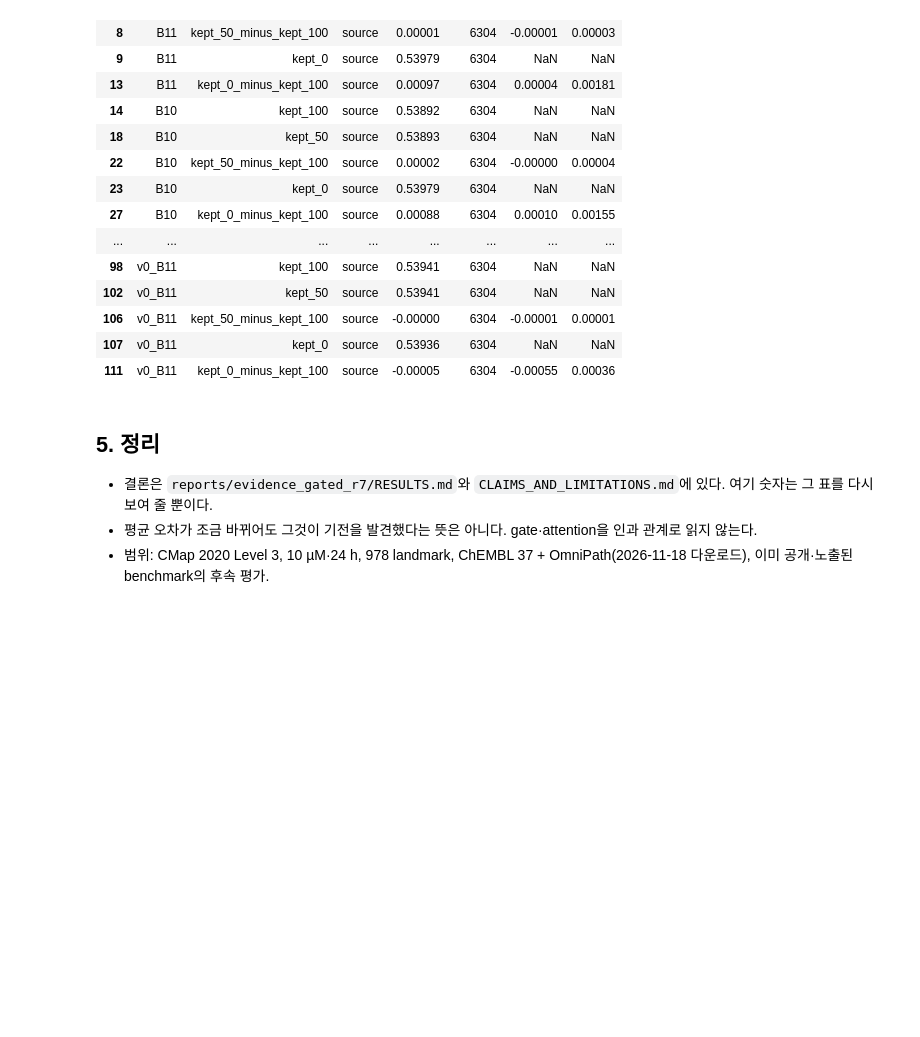
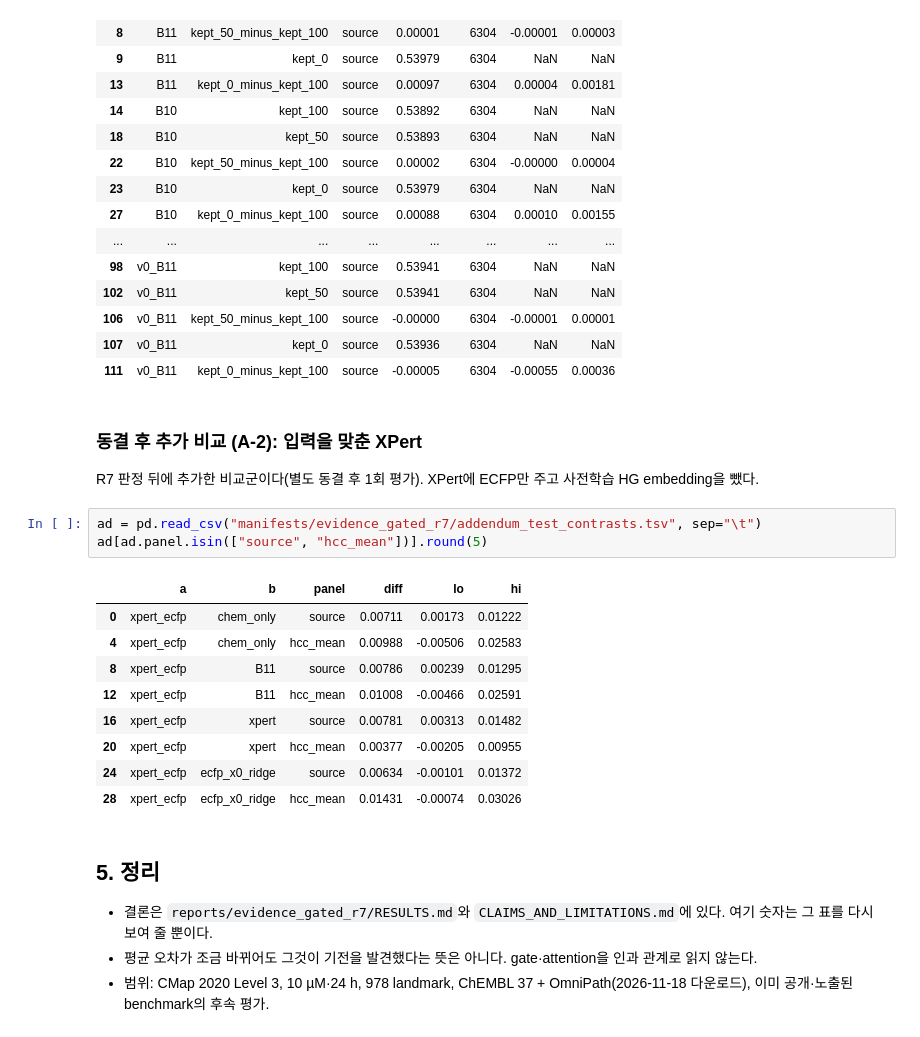
Before and after one commit to honbul/vcell_liver, a Jupyter notebook: tutorials/evidence_gated_r7/01_one_drug_and_results.ipynb, the cells around one changed output. Drawn from its saved outputs; the diff is of its cells as text; blank space fills up the shorter version.

Commit message:
R7 executed tutorial with addendum cell (job 26572) and refreshed run ledger
Co-Authored-By: Claude Opus 5 <noreply@anthropic.com>

```diff
--- a/tutorials/evidence_gated_r7/01_one_drug_and_results.ipynb
+++ b/tutorials/evidence_gated_r7/01_one_drug_and_results.ipynb
@@ -200,6 +200,23 @@ stress[stress.panel == "source"].round(5)
 | 106 | v0_B11 | kept_50_minus_kept_100 | source | -0.00000 | 6304 | -0.00001 | 0.00001 |
 | 107 | v0_B11 | kept_0 | source | 0.53936 | 6304 | NaN | NaN |
 | 111 | v0_B11 | kept_0_minus_kept_100 | source | -0.00005 | 6304 | -0.00055 | 0.00036 |
+# %% [markdown]
+### 동결 후 추가 비교 (A-2): 입력을 맞춘 XPert
+
+R7 판정 뒤에 추가한 비교군이다(별도 동결 후 1회 평가). XPert에 ECFP만 주고 사전학습 HG embedding을 뺐다.
+# %%
+ad = pd.read_csv("manifests/evidence_gated_r7/addendum_test_contrasts.tsv", sep="\t")
+ad[ad.panel.isin(["source", "hcc_mean"])].round(5)
+# %% [output]
+|  | a | b | panel | diff | lo | hi |
+| 0 | xpert_ecfp | chem_only | source | 0.00711 | 0.00173 | 0.01222 |
+| 4 | xpert_ecfp | chem_only | hcc_mean | 0.00988 | -0.00506 | 0.02583 |
+| 8 | xpert_ecfp | B11 | source | 0.00786 | 0.00239 | 0.01295 |
+| 12 | xpert_ecfp | B11 | hcc_mean | 0.01008 | -0.00466 | 0.02591 |
+| 16 | xpert_ecfp | xpert | source | 0.00781 | 0.00313 | 0.01482 |
+| 20 | xpert_ecfp | xpert | hcc_mean | 0.00377 | -0.00205 | 0.00955 |
+| 24 | xpert_ecfp | ecfp_x0_ridge | source | 0.00634 | -0.00101 | 0.01372 |
+| 28 | xpert_ecfp | ecfp_x0_ridge | hcc_mean | 0.01431 | -0.00074 | 0.03026 |
 # %% [markdown]
 ## 5. 정리
 
```
Also changed, not shown: 1 other file.
